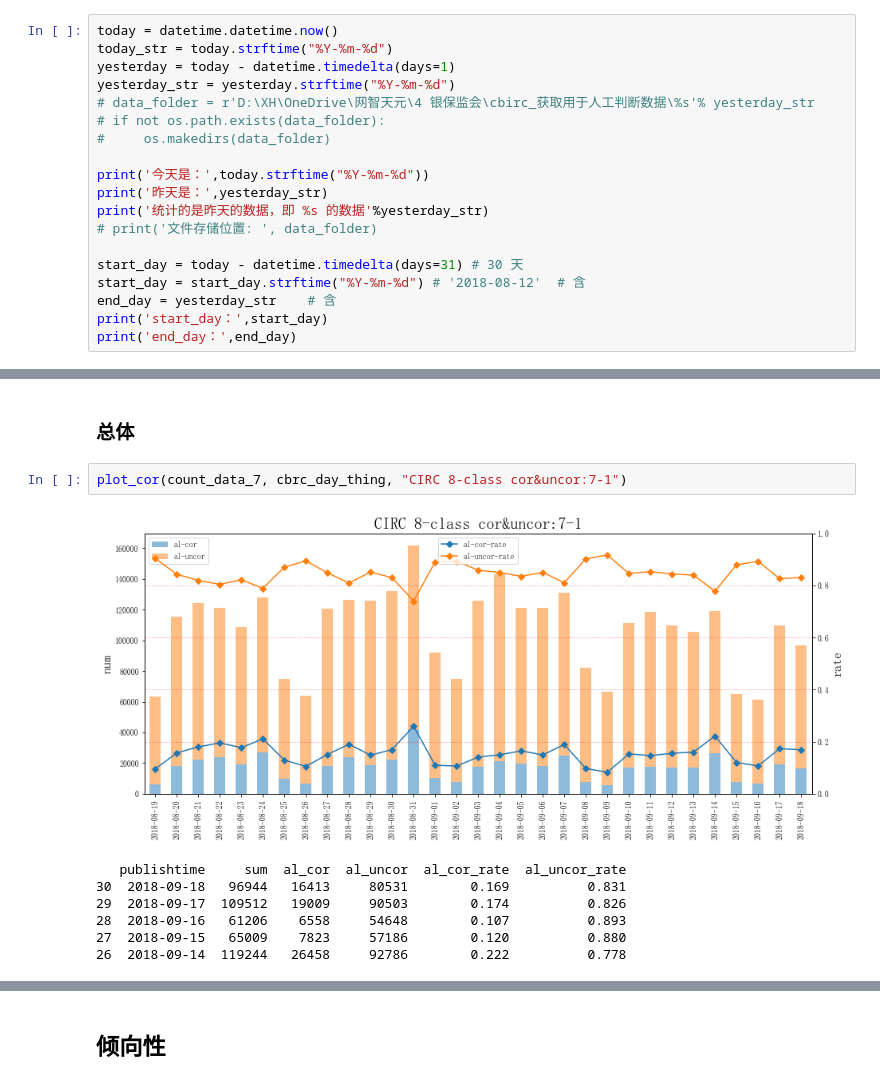
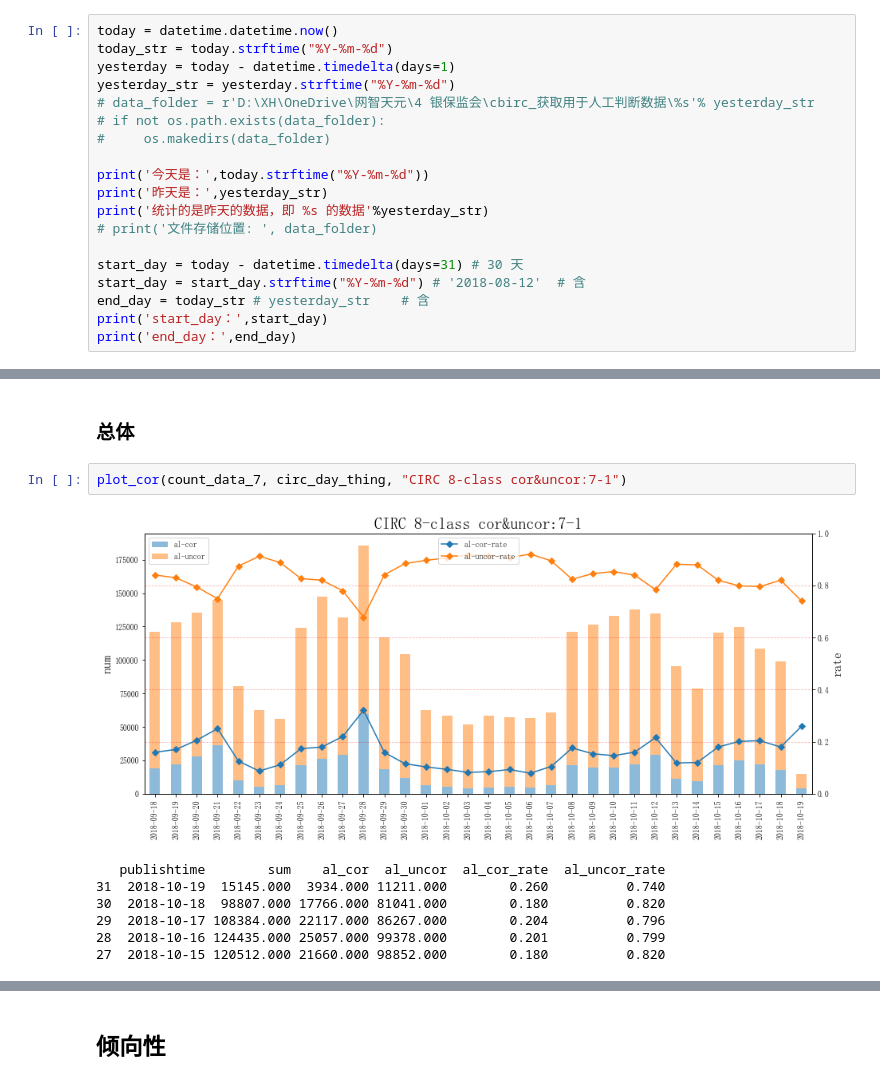
Before and after one commit to xuhuanyunxiao/jupyter-notebook, a Jupyter notebook: proj_cbirc/train_test/add_and_warn_4.ipynb, the cells around one changed output, grey strips where cells are left out. Cells and saved outputs as stored; diff of their text form.

```diff
--- a/proj_cbirc/train_test/add_and_warn_4.ipynb
+++ b/proj_cbirc/train_test/add_and_warn_4.ipynb
@@ -242,7 +242,7 @@ print('统计的是昨天的数据，即 %s 的数据'%yesterday_str)
 
 start_day = today - datetime.timedelta(days=31) # 30 天
 start_day = start_day.strftime("%Y-%m-%d") # '2018-08-12'  # 含
-end_day = yesterday_str    # 含
+end_day = today_str # yesterday_str    # 含
 print('start_day：',start_day)
 print('end_day：',end_day)
 # %% [output]
@@ -387,13 +387,13 @@ cor_class.sort_index(ascending = False).head()
 # %% [markdown]
 ### 总体
 # %%
-plot_cor(count_data_7, cbrc_day_thing, "CIRC 8-class cor&uncor:7-1")
+plot_cor(count_data_7, circ_day_thing, "CIRC 8-class cor&uncor:7-1")
 # %% [output]
-[figure, old version]
+[figure, new version]
-   publishtime     sum  al_cor  al_uncor  al_cor_rate  al_uncor_rate
-30  2018-09-18   96944   16413     80531        0.169          0.831
-29  2018-09-17  109512   19009     90503        0.174          0.826
-28  2018-09-16   61206    6558     54648        0.107          0.893
-27  2018-09-15   65009    7823     57186        0.120          0.880
-26  2018-09-14  119244   26458     92786        0.222          0.778
+   publishtime        sum    al_cor  al_uncor  al_cor_rate  al_uncor_rate
+31  2018-10-19  15145.000  3934.000 11211.000        0.260          0.740
+30  2018-10-18  98807.000 17766.000 81041.000        0.180          0.820
+29  2018-10-17 108384.000 22117.000 86267.000        0.204          0.796
+28  2018-10-16 124435.000 25057.000 99378.000        0.201          0.799
+27  2018-10-15 120512.000 21660.000 98852.000        0.180          0.820
 # %%
```
Also changed, not shown: parts of 70 cells of this notebook, 3 other files.
